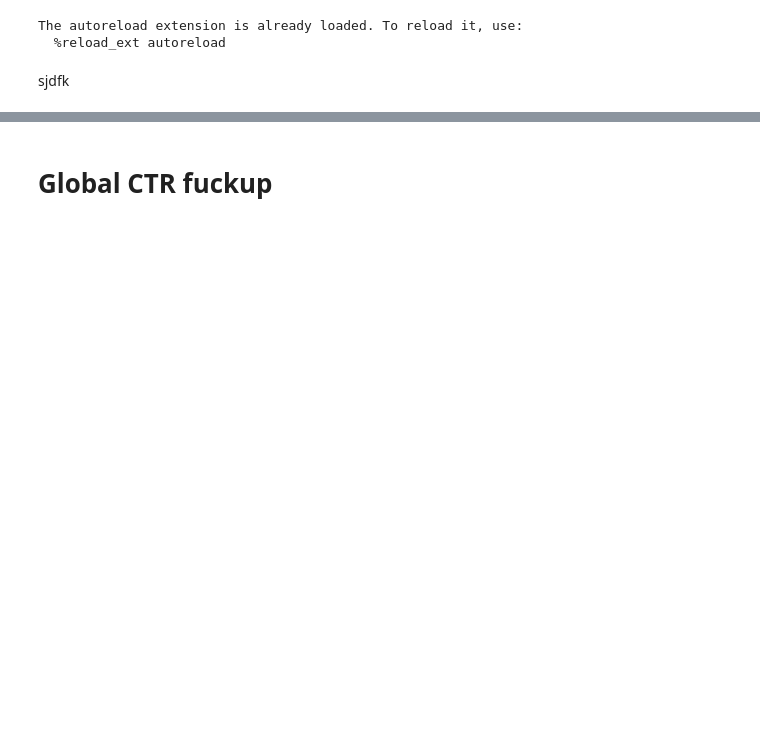
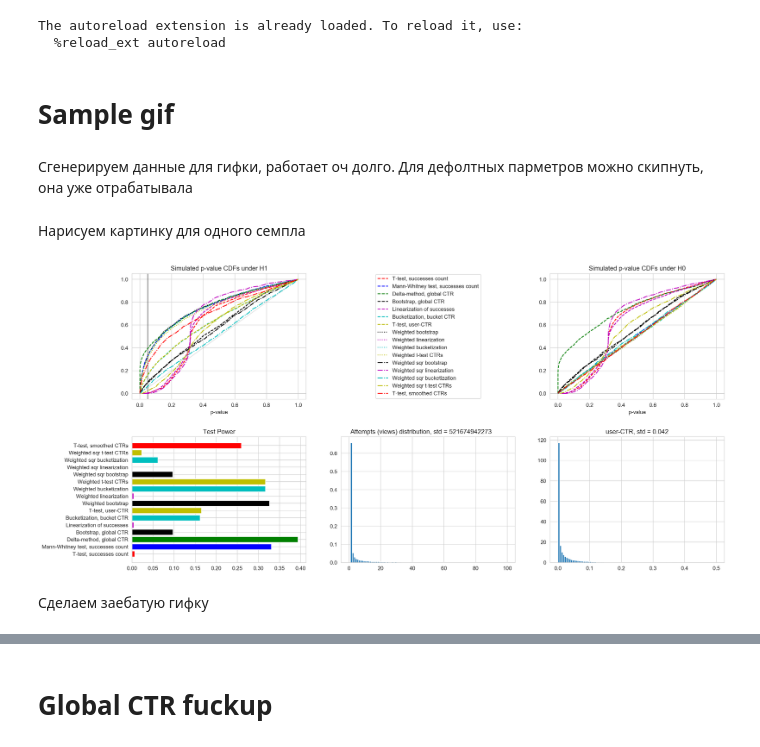
Before and after one commit to marnikitta/stattests, a Jupyter notebook: notebooks/all_experiments.ipynb, the cells around one changed output, grey strips where cells are left out. Drawn from its saved outputs; the diff is of its cells as text; code cells hidden in the pictures; blank space fills up the shorter version.

```diff
--- a/notebooks/all_experiments.ipynb
+++ b/notebooks/all_experiments.ipynb
@@ -27,13 +24,18 @@ The autoreload extension is already loaded. To reload it, use:
 list(getattr(tqdm, '_instances'))
 for instance in list(tqdm._instances):
     tqdm._decr_instances(instance)
+# %% [markdown]
+# Sample gif
 # %%
 success_rate = 0.02
 uplift = 0.1
 beta = 10
 N = 5000
 NN = 2000
+skews = np.linspace(1, 10, 20)
 
 params = []
-for skew in np.linspace(1, 10, 20):
+for skew in skews:
     params.append({'success_rate': success_rate, 'uplift': uplift, 'beta': beta, 'skew': skew, 'N': N, 'NN': NN})
+# %% [markdown]
+Сгенерируем данные для гифки, работает оч долго. Для дефолтных парметров можно скипнуть, она уже отрабатывала
@@ -40,2 +45,11 @@ for skew in np.linspace(1, 10, 20):
+# %% [markdown]
+Нарисуем картинку для одного семпла
+# %%
+from random import sample
+fig = plot_from_params('../data', sample(params, k=1)[0])
+# %% [output]
+[figure, added]
+# %% [markdown]
+Сделаем заебатую гифку
 # %%
 frames = [frame_from_params('../data', p) for p in params]
@@ -43,3 +56 @@ frames = [frame_from_params('../data', p) for p in params]
 imageio.mimsave('./powers.gif', frames, fps=2, format='GIF-FI', quantizer='nq')
-# %% [markdown]
-sjdfk
```
Also changed, not shown: parts of 10 cells of this notebook, 2 other files.
